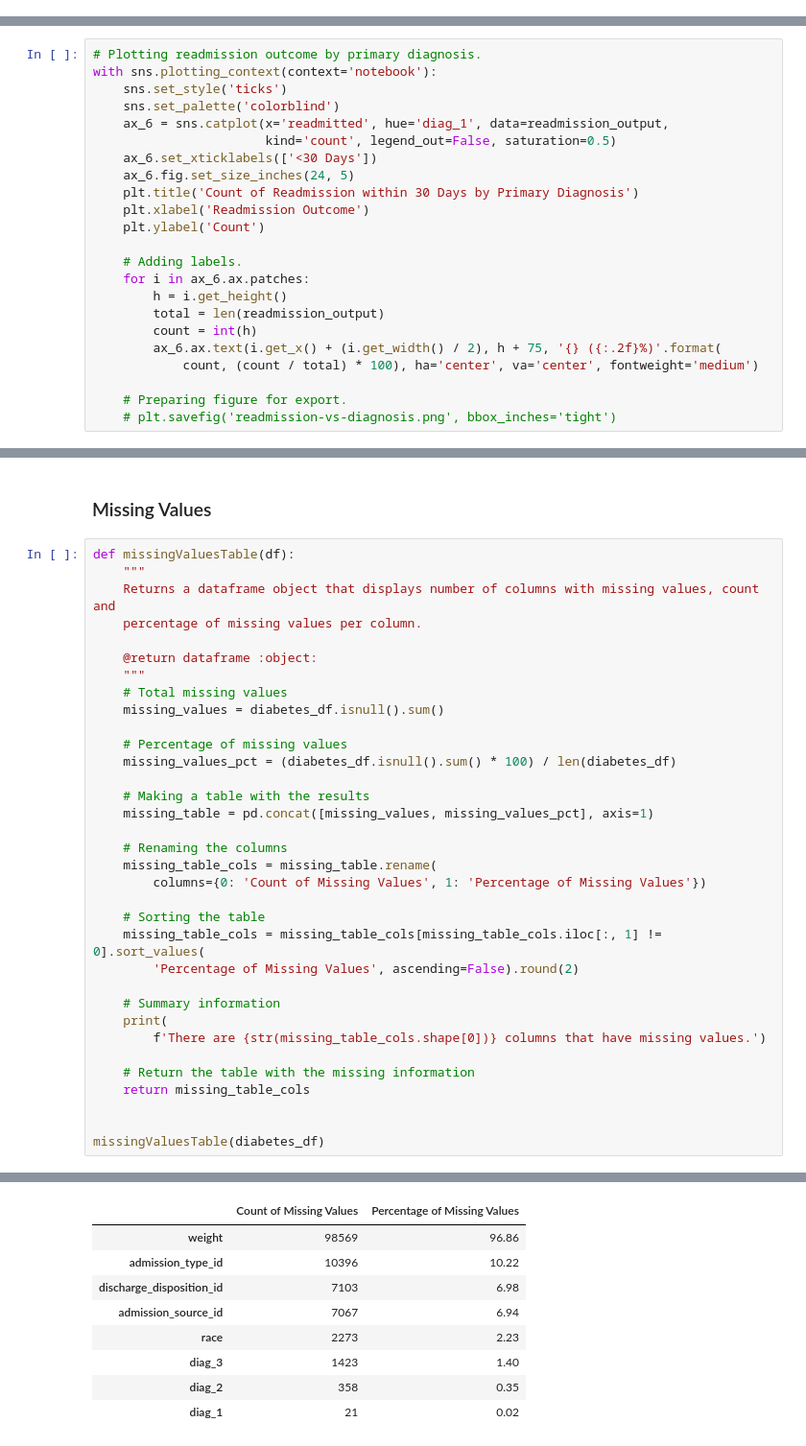
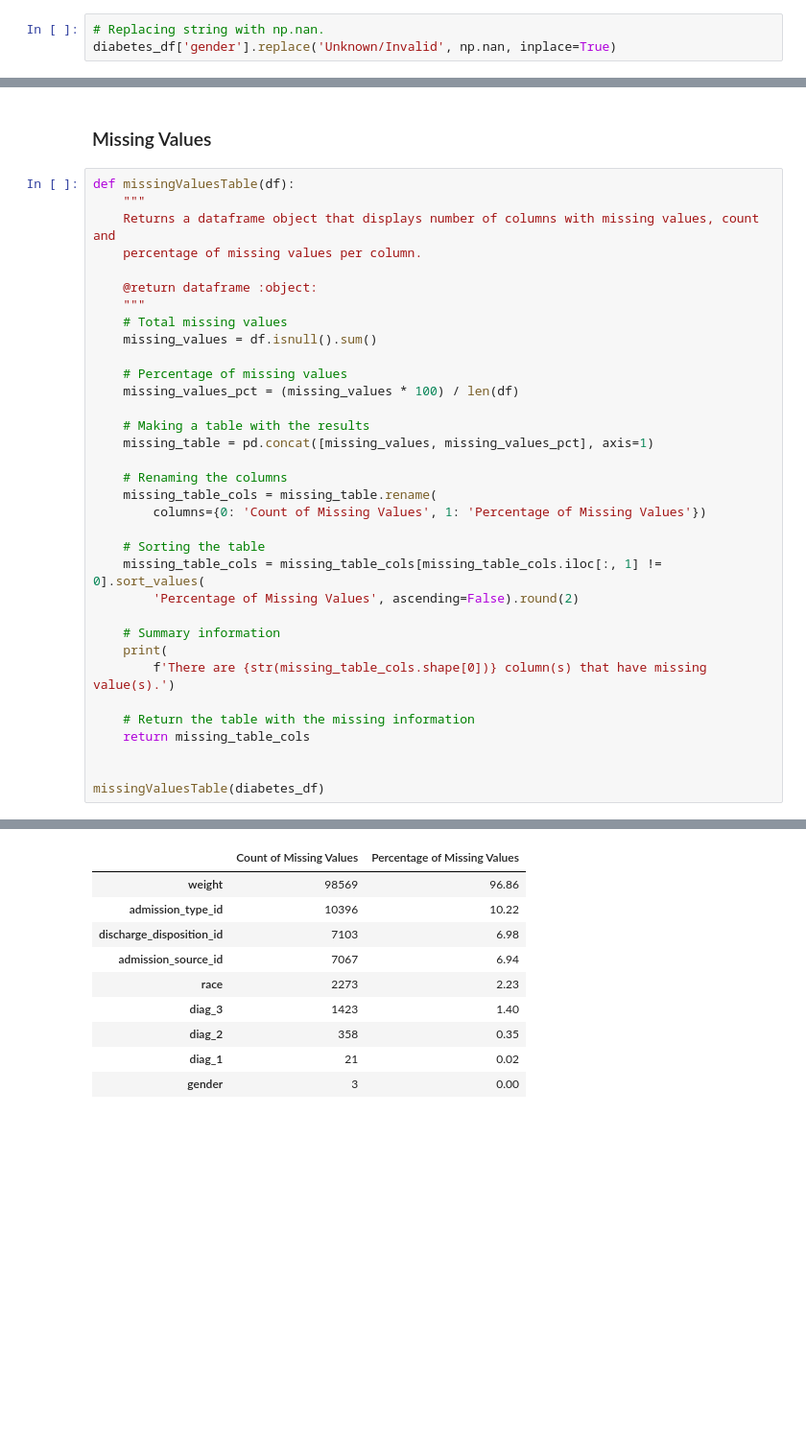
Before and after one commit to johncarloluna/diabetes-hospitaliozation, a Jupyter notebook: predicting-readmission.ipynb, the cells around one changed output, grey strips where cells are left out. Shown: that part at 96% size. Cells and saved outputs as stored; diff of their text form; blank space fills up the shorter version.

Commit message:
started missing data analysis

```diff
--- a/predicting-readmission.ipynb
+++ b/predicting-readmission.ipynb
@@ -134,6 +134,9 @@ Using this information, we can continue with our analysis.
 # %%
 # Replacing ? values with np.nan.
 diabetes_df.replace('?', np.nan, inplace=True)
+# %%
+# Replacing string with np.nan.
+diabetes_df['gender'].replace('Unknown/Invalid', np.nan, inplace=True)
 # %% [markdown]
 #### Admission Type and Source & Discharge
 # %%
@@ -397,23 +296,0 @@ with sns.plotting_context(context='notebook'):
-# %%
-# Plotting readmission outcome by primary diagnosis.
-with sns.plotting_context(context='notebook'):
-    sns.set_style('ticks')
-    sns.set_palette('colorblind')
-    ax_6 = sns.catplot(x='readmitted', hue='diag_1', data=readmission_output,
-                       kind='count', legend_out=False, saturation=0.5)
-    ax_6.set_xticklabels(['<30 Days'])
-    ax_6.fig.set_size_inches(24, 5)
-    plt.title('Count of Readmission within 30 Days by Primary Diagnosis')
-    plt.xlabel('Readmission Outcome')
-    plt.ylabel('Count')
-
-    # Adding labels.
-    for i in ax_6.ax.patches:
-        h = i.get_height()
-        total = len(readmission_output)
-        count = int(h)
-        ax_6.ax.text(i.get_x() + (i.get_width() / 2), h + 75, '{} ({:.2f}%)'.format(
-            count, (count / total) * 100), ha='center', va='center', fontweight='medium')
-
-    # Preparing figure for export.
-    # plt.savefig('readmission-vs-diagnosis.png', bbox_inches='tight')
@@ -446,10 +321,10 @@ def missingValuesTable(df):
     @return dataframe :object:
     """
     # Total missing values
-    missing_values = diabetes_df.isnull().sum()
+    missing_values = df.isnull().sum()
 
     # Percentage of missing values
-    missing_values_pct = (diabetes_df.isnull().sum() * 100) / len(diabetes_df)
+    missing_values_pct = (missing_values * 100) / len(df)
 
     # Making a table with the results
     missing_table = pd.concat([missing_values, missing_values_pct], axis=1)
@@ -464,7 +339,7 @@ def missingValuesTable(df):
 
     # Summary information
     print(
-        f'There are {str(missing_table_cols.shape[0])} columns that have missing values.')
+        f'There are {str(missing_table_cols.shape[0])} column(s) that have missing value(s).')
 
     # Return the table with the missing information
     return missing_table_cols
@@ -476,9 +351,10 @@ There are 8 columns that have missing values.
 |  | Count of Missing Values | Percentage of Missing Values |
 | weight | 98569 | 96.86 |
 | admission_type_id | 10396 | 10.22 |
 | discharge_disposition_id | 7103 | 6.98 |
 | admission_source_id | 7067 | 6.94 |
 | race | 2273 | 2.23 |
 | diag_3 | 1423 | 1.40 |
 | diag_2 | 358 | 0.35 |
 | diag_1 | 21 | 0.02 |
+| gender | 3 | 0.00 |
```
Also changed, not shown: parts of 14 cells of this notebook.
